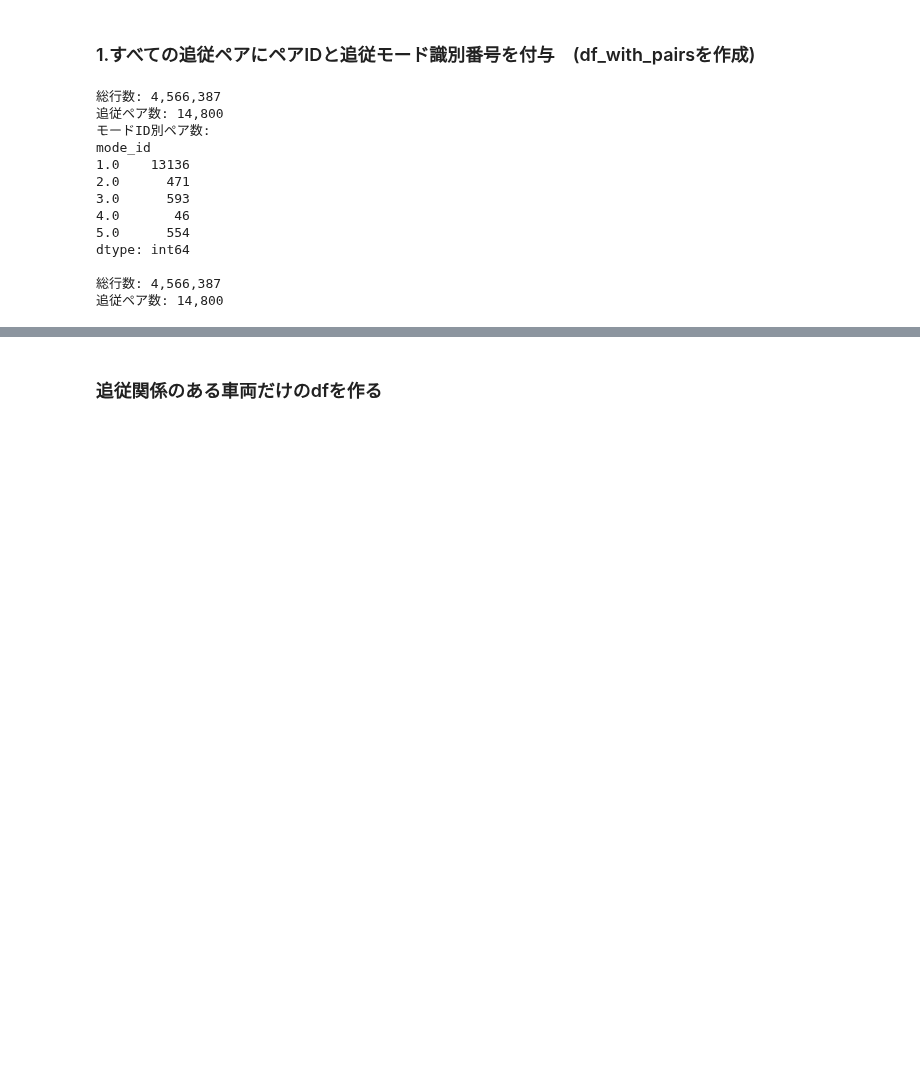
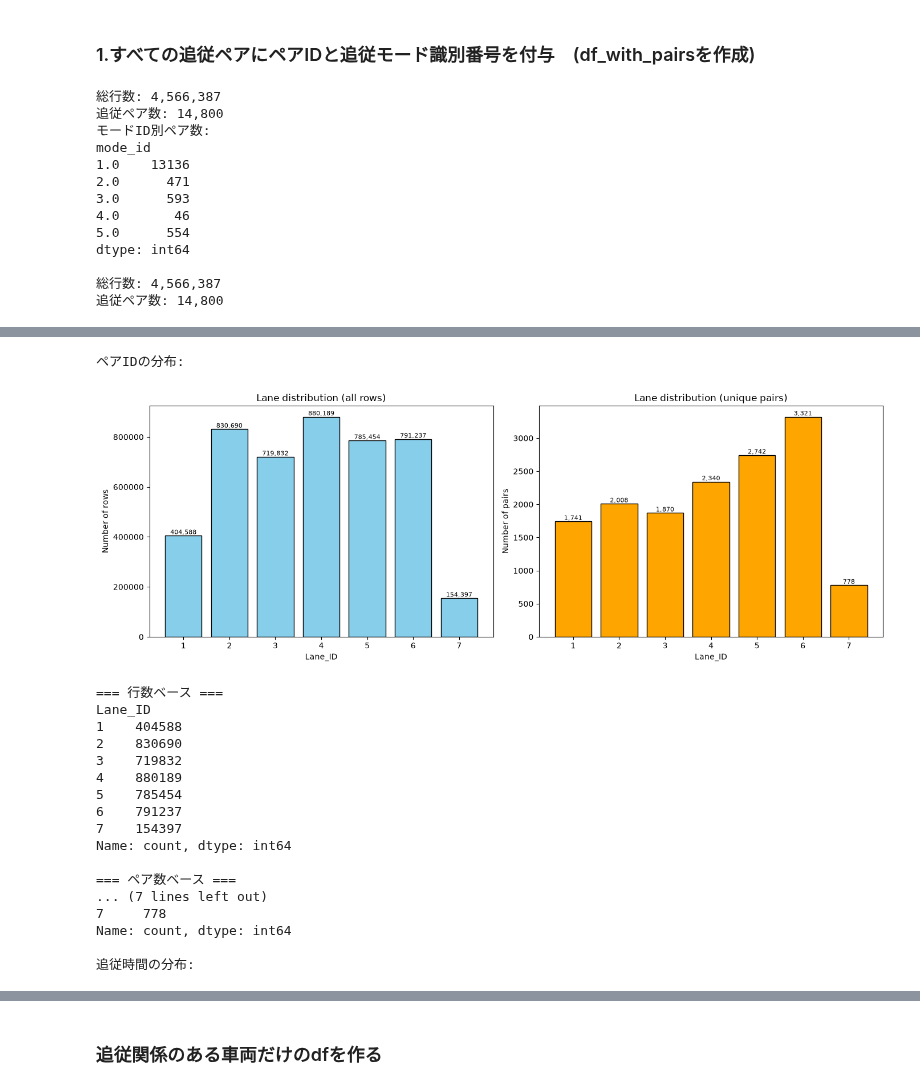
Before and after one commit to tenn0126/Game_Theory_Algorithm, a Jupyter notebook: notebooks/00_data_prep.ipynb, the cells around one changed output, grey strips where cells are left out. Drawn from its saved outputs; the diff is of its cells as text; code cells hidden in the pictures; blank space fills up the shorter version.

```diff
--- a/notebooks/00_data_prep.ipynb
+++ b/notebooks/00_data_prep.ipynb
@@ -260,0 +549,52 @@ print(df_test_mode[['Vehicle_ID', 'Global_Time', 'Preceding', 'pair_id', 'mode_i
+# %%
+#df_with_pairsの車線分布
+import matplotlib.pyplot as plt
+
+fig, axes = plt.subplots(1, 2, figsize=(14, 5))
+
+# 行数ベースの車線分布（Preceding=0の無効行も含む全体像）
+lane_row_counts = df_with_pairs['Lane_ID'].value_counts().sort_index()
+axes[0].bar(lane_row_counts.index.astype(str), lane_row_counts.values, color='skyblue', edgecolor='black')
+axes[0].set_xlabel('Lane_ID')
+axes[0].set_ylabel('Number of rows')
+axes[0].set_title('Lane distribution (all rows)')
+for i, v in enumerate(lane_row_counts.values):
+    axes[0].text(i, v, f'{v:,}', ha='center', va='bottom', fontsize=8)
+
+# ペア数ベースの車線分布（有効なペアのみ、1ペア=1カウント）
+valid_pairs = df_with_pairs.dropna(subset=['pair_id'])
+lane_pair_counts = valid_pairs.groupby('pair_id')['Lane_ID'].first().value_counts().sort_index()
+axes[1].bar(lane_pair_counts.index.astype(str), lane_pair_counts.values, color='orange', edgecolor='black')
+axes[1].set_xlabel('Lane_ID')
+axes[1].set_ylabel('Number of pairs')
+axes[1].set_title('Lane distribution (unique pairs)')
+for i, v in enumerate(lane_pair_counts.values):
+    axes[1].text(i, v, f'{v:,}', ha='center', va='bottom', fontsize=8)
+
+plt.tight_layout()
+plt.show()
+
+print("=== 行数ベース ===")
+print(lane_row_counts)
+print("\n=== ペア数ベース ===")
+print(lane_pair_counts)
+# %% [output]
+ペアIDの分布:
+[figure, added]
+=== 行数ベース ===
+Lane_ID
+1    404588
+2    830690
+3    719832
+4    880189
+5    785454
+6    791237
+7    154397
+Name: count, dtype: int64
+
+=== ペア数ベース ===
+... (7 lines left out)
+7     778
+Name: count, dtype: int64
+
+追従時間の分布:
```
Also changed, not shown: parts of 57 cells of this notebook, 3 other files.
